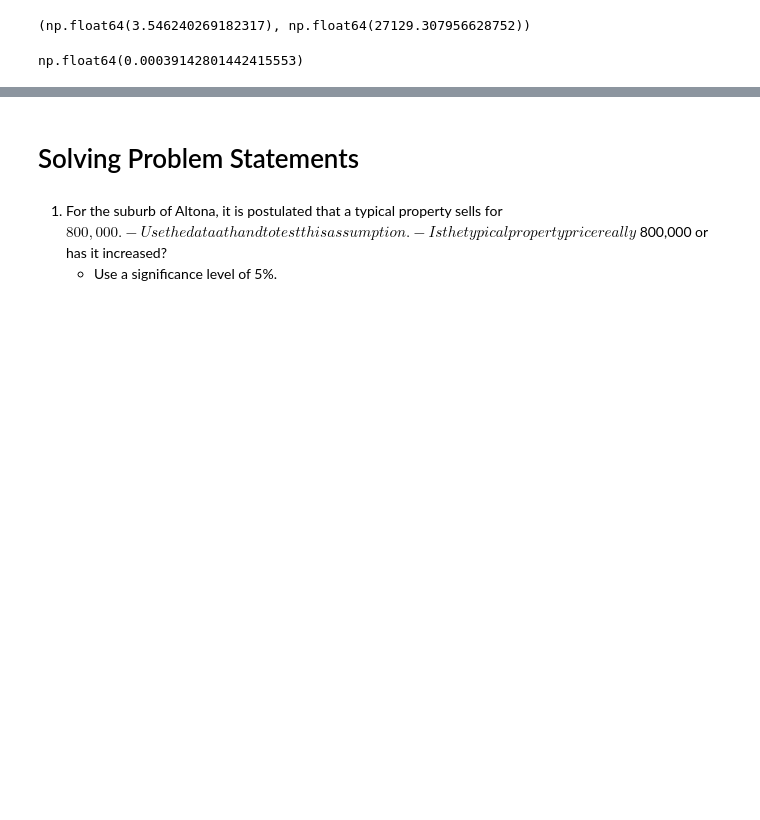
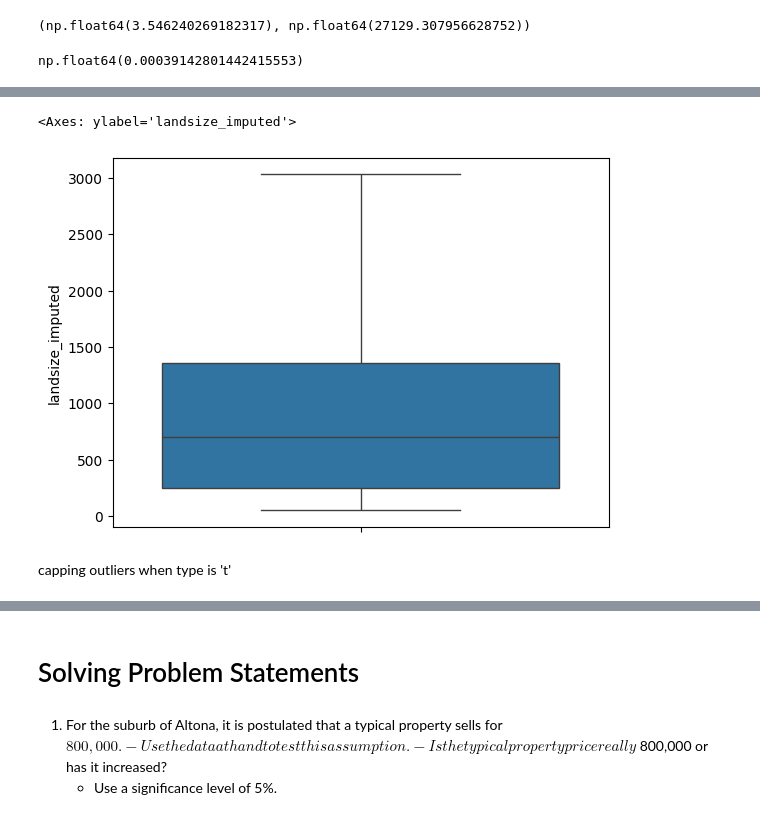
Before and after one commit to SKMsushant/HeroVired, a Jupyter notebook: statistics_graded_assignment/Sushant_kumar_PGDSAIML_1.ipynb, the cells around one changed output, grey strips where cells are left out. Saved outputs shown, nothing was run; the diff lists cells and outputs as text; code cells hidden in the pictures; blank space fills up the shorter version.

```diff
--- a/statistics_graded_assignment/Sushant_kumar_PGDSAIML_1.ipynb
+++ b/statistics_graded_assignment/Sushant_kumar_PGDSAIML_1.ipynb
@@ -2828,0 +2866,7 @@ np.float64(0.00039142801442415553)
+# %%
+q1=df[df['type']=='u']['landsize_imputed'].quantile(0.25)
+q3=df[df['type']=='u']['landsize_imputed'].quantile(0.75)
+iqr=q3-q1
+lower=q1-(1.5*iqr)
+upper=q3+(1.5*iqr)
+print(f"Q1 : {q1}   Q2 : {q3}   iqr : {iqr}   lower : {lower}   upper : {upper}")
@@ -2828,0 +2914,2 @@ np.float64(0.00039142801442415553)
+# %%
+df.loc[(df['type']=='u')&(df['landsize_imputed']<50),'landsize_imputed']=50
@@ -2828,0 +2932,2 @@ np.float64(0.00039142801442415553)
+# %%
+df.loc[(df['type']=='u')&(df['landsize_imputed']>upper),'landsize_imputed']=upper
@@ -2828,0 +2946,7 @@ np.float64(0.00039142801442415553)
+# %%
+sns.boxplot(df[df['type']=='u']['landsize_imputed'])
+# %% [output]
+<Axes: ylabel='landsize_imputed'>
+[figure, added]
+# %% [markdown]
+capping outliers when type is 't'
```
Also changed, not shown: parts of 39 cells of this notebook, 1 other file.
